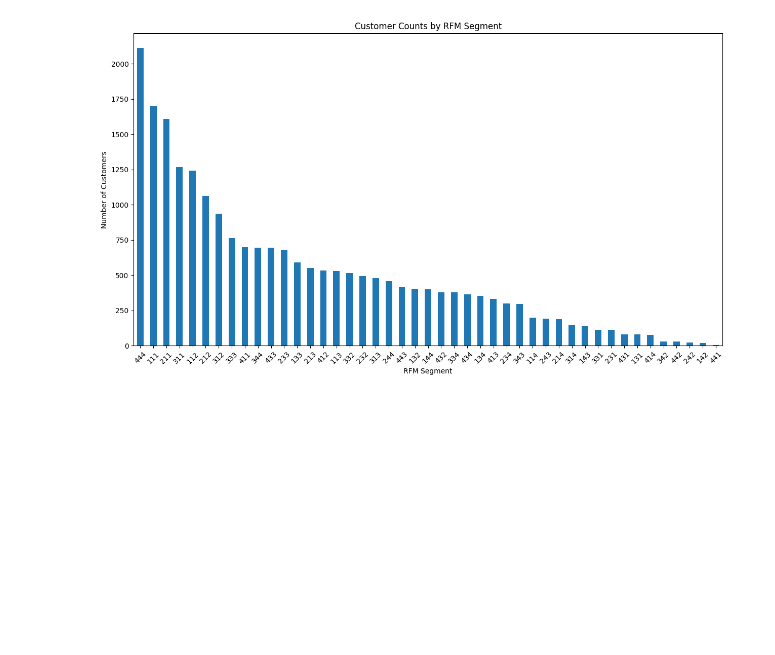
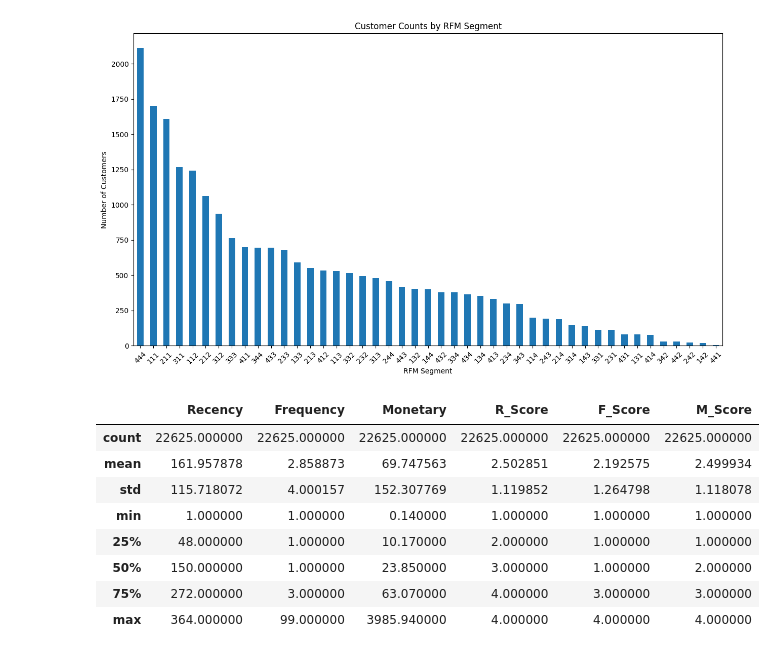
Before and after one commit to jtprado/capstone, a Jupyter notebook: main.ipynb, the cells around one changed output. Cells and saved outputs as stored; diff of their text form; code cells hidden in the pictures; blank space fills up the shorter version.

```diff
--- a/main.ipynb
+++ b/main.ipynb
@@ -292,3 +310,15 @@ plt.show()
 [figure]
 # %%
 rfm.to_csv('rfm.csv', index=False)
+# %%
+rfm.describe()
+# %% [output]
+|  | Recency | Frequency | Monetary | R_Score | F_Score | M_Score |
+| count | 22625.000000 | 22625.000000 | 22625.000000 | 22625.000000 | 22625.000000 | 22625.000000 |
+| mean | 161.957878 | 2.858873 | 69.747563 | 2.502851 | 2.192575 | 2.499934 |
+| std | 115.718072 | 4.000157 | 152.307769 | 1.119852 | 1.264798 | 1.118078 |
+| min | 1.000000 | 1.000000 | 0.140000 | 1.000000 | 1.000000 | 1.000000 |
+| 25% | 48.000000 | 1.000000 | 10.170000 | 2.000000 | 1.000000 | 1.000000 |
+| 50% | 150.000000 | 1.000000 | 23.850000 | 3.000000 | 1.000000 | 2.000000 |
+| 75% | 272.000000 | 3.000000 | 63.070000 | 4.000000 | 3.000000 | 3.000000 |
+| max | 364.000000 | 99.000000 | 3985.940000 | 4.000000 | 4.000000 | 4.000000 |
```
Also changed, not shown: parts of 2 cells of this notebook.
